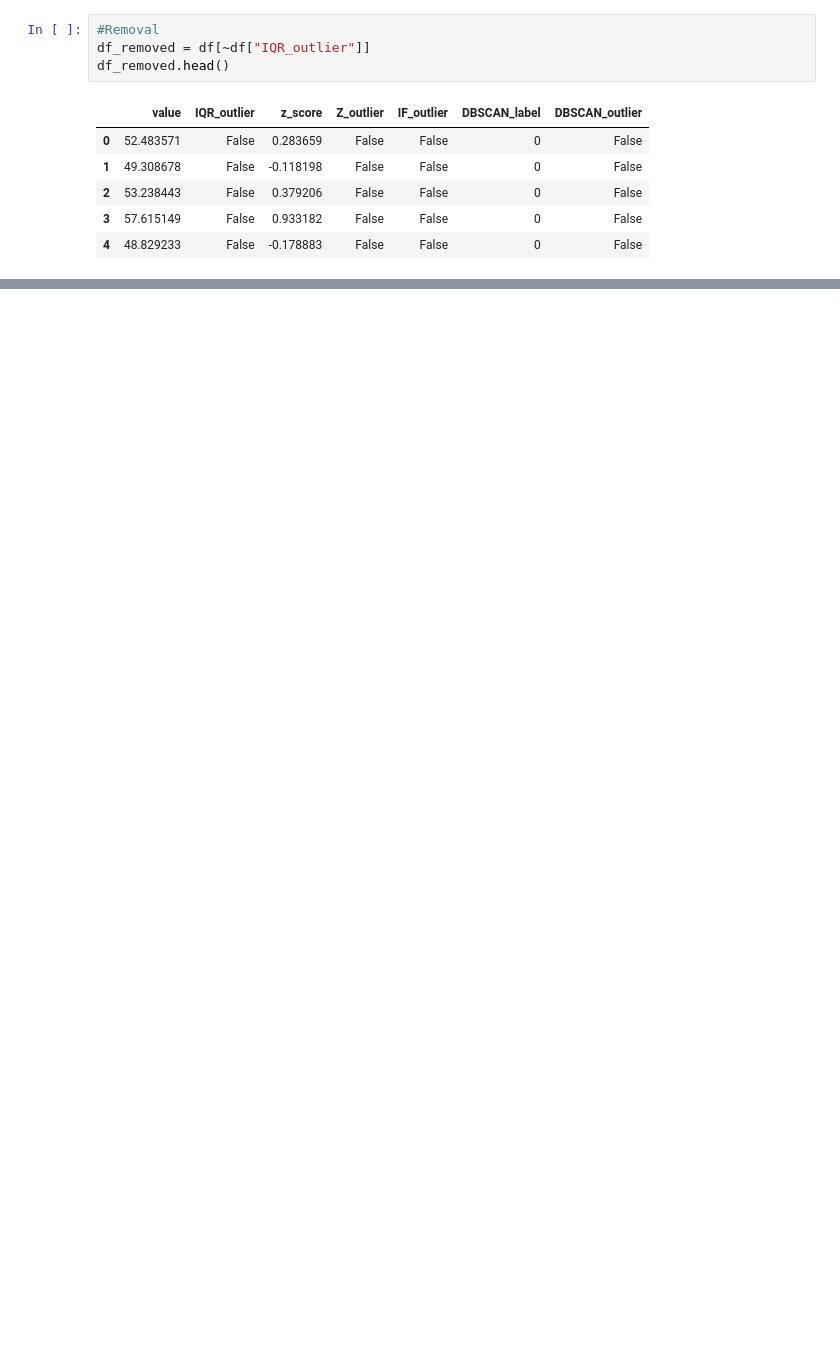
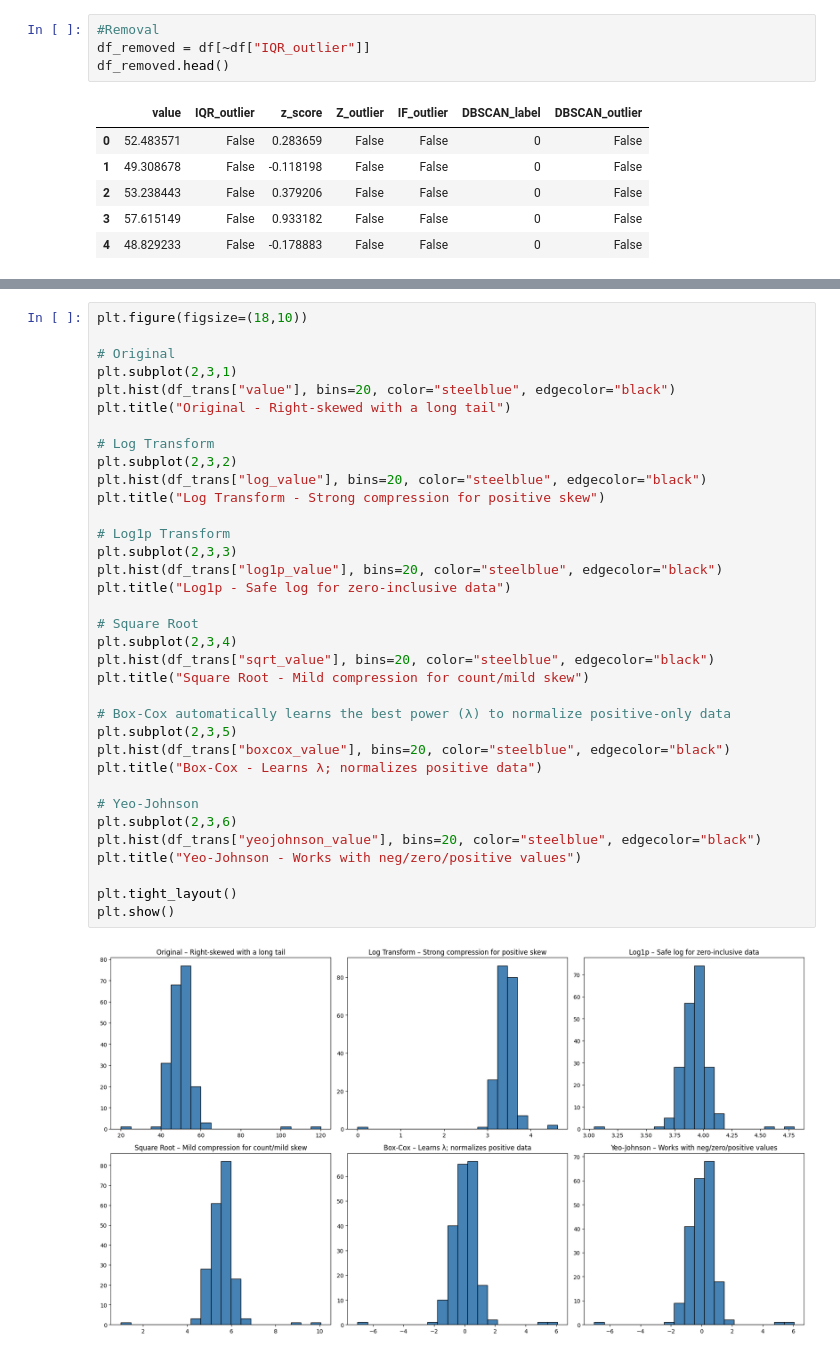
Before and after one commit to ankit-devwork/the-learning-curve-labs, a Jupyter notebook: outlier-treatment/outlier-treatments.ipynb, the cells around one changed output, grey strips where cells are left out. Cells and saved outputs as stored; diff of their text form; blank space fills up the shorter version.

```diff
--- a/outlier-treatment/outlier-treatments.ipynb
+++ b/outlier-treatment/outlier-treatments.ipynb
@@ -216,0 +252,37 @@ df.head()
+# %%
+plt.figure(figsize=(18,10))
+
+# Original
+plt.subplot(2,3,1)
+plt.hist(df_trans["value"], bins=20, color="steelblue", edgecolor="black")
+plt.title("Original - Right-skewed with a long tail")
+
+# Log Transform
+plt.subplot(2,3,2)
+plt.hist(df_trans["log_value"], bins=20, color="steelblue", edgecolor="black")
+plt.title("Log Transform - Strong compression for positive skew")
+
+# Log1p Transform
+plt.subplot(2,3,3)
+plt.hist(df_trans["log1p_value"], bins=20, color="steelblue", edgecolor="black")
+plt.title("Log1p - Safe log for zero-inclusive data")
+
+# Square Root
+plt.subplot(2,3,4)
+plt.hist(df_trans["sqrt_value"], bins=20, color="steelblue", edgecolor="black")
+plt.title("Square Root - Mild compression for count/mild skew")
+
+# Box‑Cox automatically learns the best power (λ) to normalize positive‑only data
+plt.subplot(2,3,5)
+plt.hist(df_trans["boxcox_value"], bins=20, color="steelblue", edgecolor="black")
+plt.title("Box-Cox - Learns λ; normalizes positive data")
+
+# Yeo-Johnson
+plt.subplot(2,3,6)
+plt.hist(df_trans["yeojohnson_value"], bins=20, color="steelblue", edgecolor="black")
+plt.title("Yeo-Johnson - Works with neg/zero/positive values")
+
+plt.tight_layout()
+plt.show()
+# %% [output]
+[figure, added]
```
Also changed, not shown: parts of 7 cells of this notebook.
